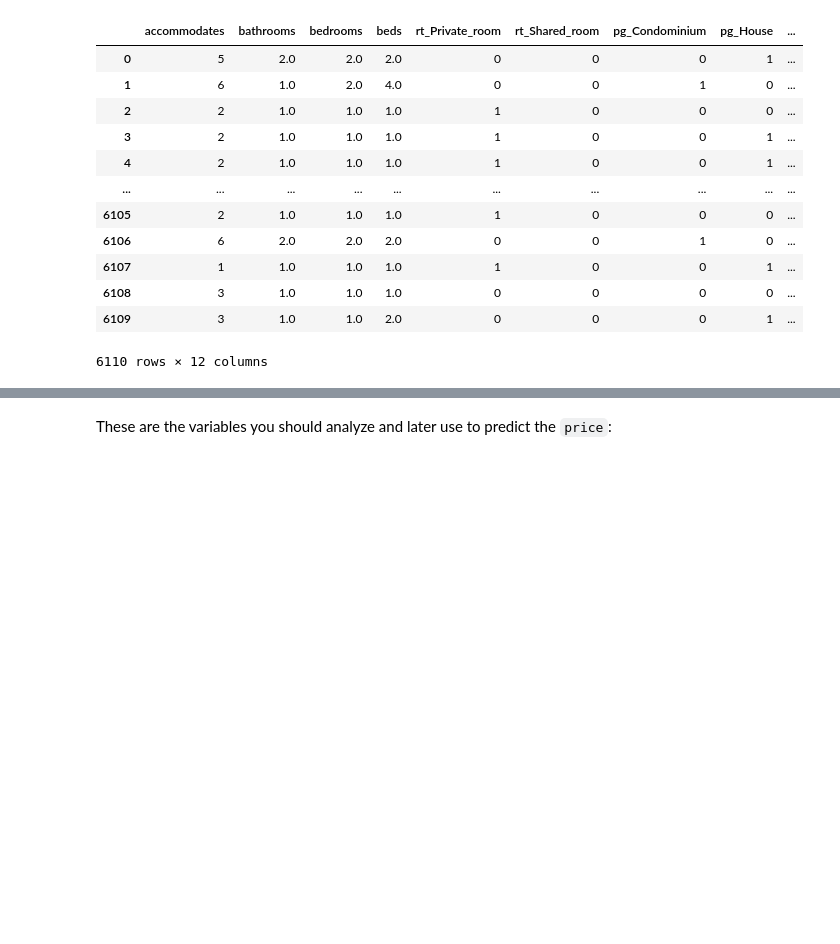
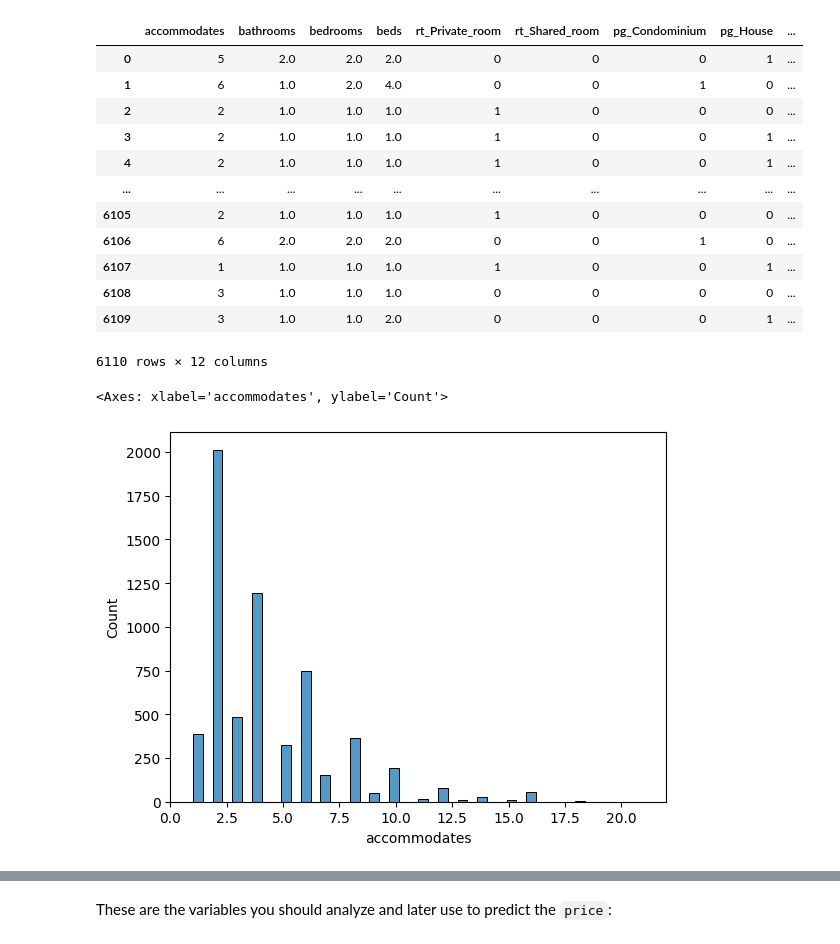
Before and after one commit to D3IP-SS24/case_study1, a Jupyter notebook: project_airbnb_template.ipynb, the cells around one changed output, grey strips where cells are left out. Cells and saved outputs as stored; diff of their text form; code cells hidden in the pictures; blank space fills up the shorter version.

```diff
--- a/project_airbnb_template.ipynb
+++ b/project_airbnb_template.ipynb
@@ -49,3 +49,8 @@ db
 | 6108 | 3 | 1.0 | 1.0 | 1.0 | 0 | 0 | 0 | 0 | ... |
 | 6109 | 3 | 1.0 | 1.0 | 2.0 | 0 | 0 | 0 | 1 | ... |
 6110 rows × 12 columns
+# %%
+sns.histplot(db["accommodates"])
+# %% [output]
+<Axes: xlabel='accommodates', ylabel='Count'>
+[figure, added]
```
Also changed, not shown: parts of 23 cells of this notebook.
